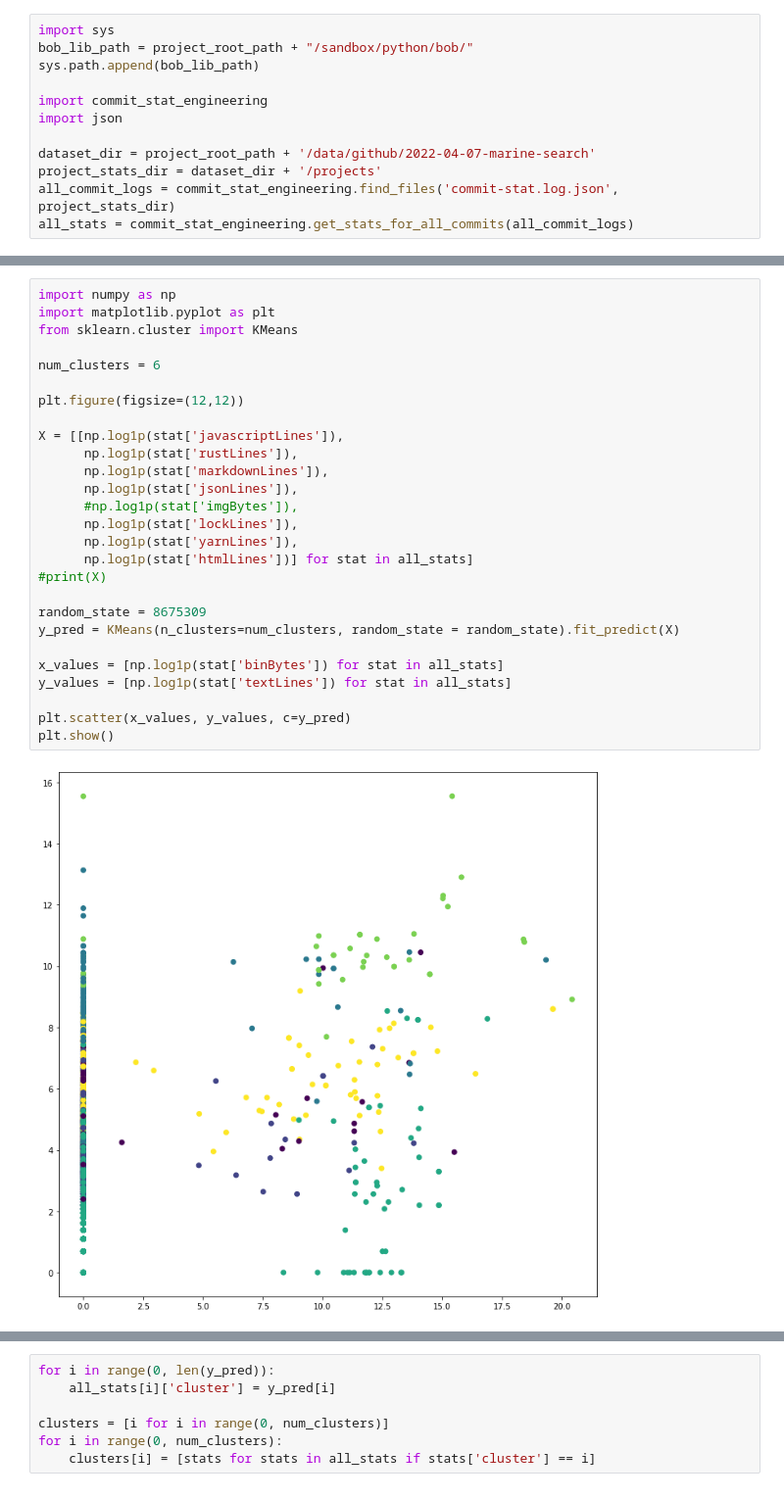
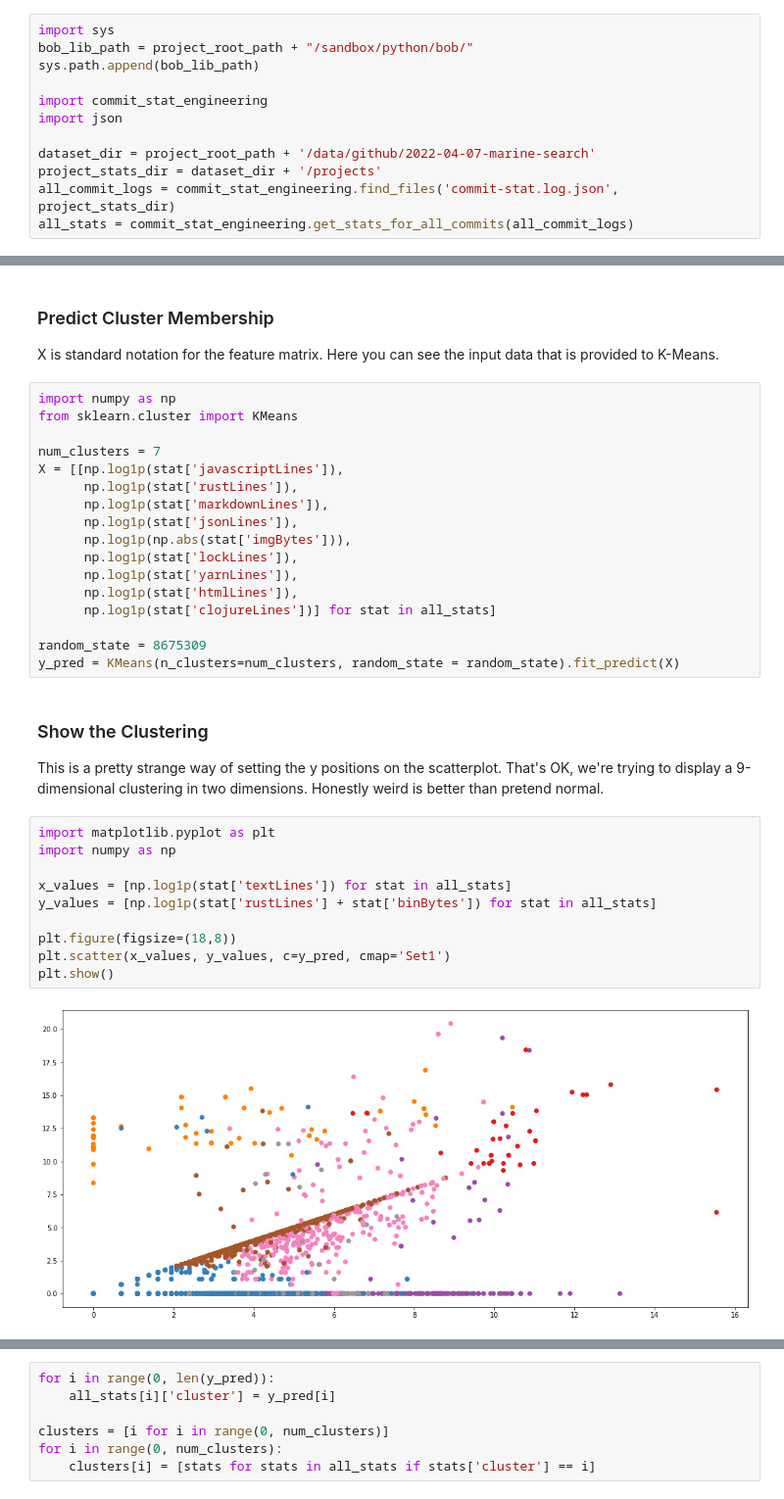
Before and after one commit to Deadman-DAO/Web3HackerNetwork, a Jupyter notebook: sandbox/notebooks/bob/commit_clustering.ipynb, the cells around one changed output, grey strips where cells are left out. Shown: that part at 98% size. Drawn from its saved outputs; the diff is of its cells as text.

```diff
--- a/sandbox/notebooks/bob/commit_clustering.ipynb
+++ b/sandbox/notebooks/bob/commit_clustering.ipynb
@@ -37,32 +38,38 @@ print(json.dumps(complex_stats[0], indent=2))
   "noexttextLinePct": 0.22,
   "noexttextBytePct": 0.13
 }
+# %% [markdown]
+### Predict Cluster Membership
+X is standard notation for the feature matrix. Here you can see the input data that is provided to K-Means.
 # %%
 import numpy as np
-import matplotlib.pyplot as plt
 from sklearn.cluster import KMeans
 
-num_clusters = 6
-
-plt.figure(figsize=(12,12))
-
+num_clusters = 7
 X = [[np.log1p(stat['javascriptLines']),
       np.log1p(stat['rustLines']),
       np.log1p(stat['markdownLines']),
       np.log1p(stat['jsonLines']),
-      #np.log1p(stat['imgBytes']),
+      np.log1p(np.abs(stat['imgBytes'])),
       np.log1p(stat['lockLines']),
       np.log1p(stat['yarnLines']),
-      np.log1p(stat['htmlLines'])] for stat in all_stats]
-#print(X)
+      np.log1p(stat['htmlLines']),
+      np.log1p(stat['clojureLines'])] for stat in all_stats]
 
 random_state = 8675309
 y_pred = KMeans(n_clusters=num_clusters, random_state = random_state).fit_predict(X)
-
-x_values = [np.log1p(stat['binBytes']) for stat in all_stats]
-y_values = [np.log1p(stat['textLines']) for stat in all_stats]
-
-plt.scatter(x_values, y_values, c=y_pred)
-plt.show()
-# %% [output]
-[figure, removed]
+# %% [markdown]
+### Show the Clustering
+This is a pretty strange way of setting the y positions on the scatterplot. That's OK, we're trying to display a 9-dimensional clustering in two dimensions. Honestly weird is better than pretend normal.
+# %%
+import matplotlib.pyplot as plt
+import numpy as np
+
+x_values = [np.log1p(stat['textLines']) for stat in all_stats]
+y_values = [np.log1p(stat['rustLines'] + stat['binBytes']) for stat in all_stats]
+
+plt.figure(figsize=(18,8))
+plt.scatter(x_values, y_values, c=y_pred, cmap='Set1')
+plt.show()
+# %% [output]
+[figure, added]
```
Also changed, not shown: parts of 6 cells of this notebook.
